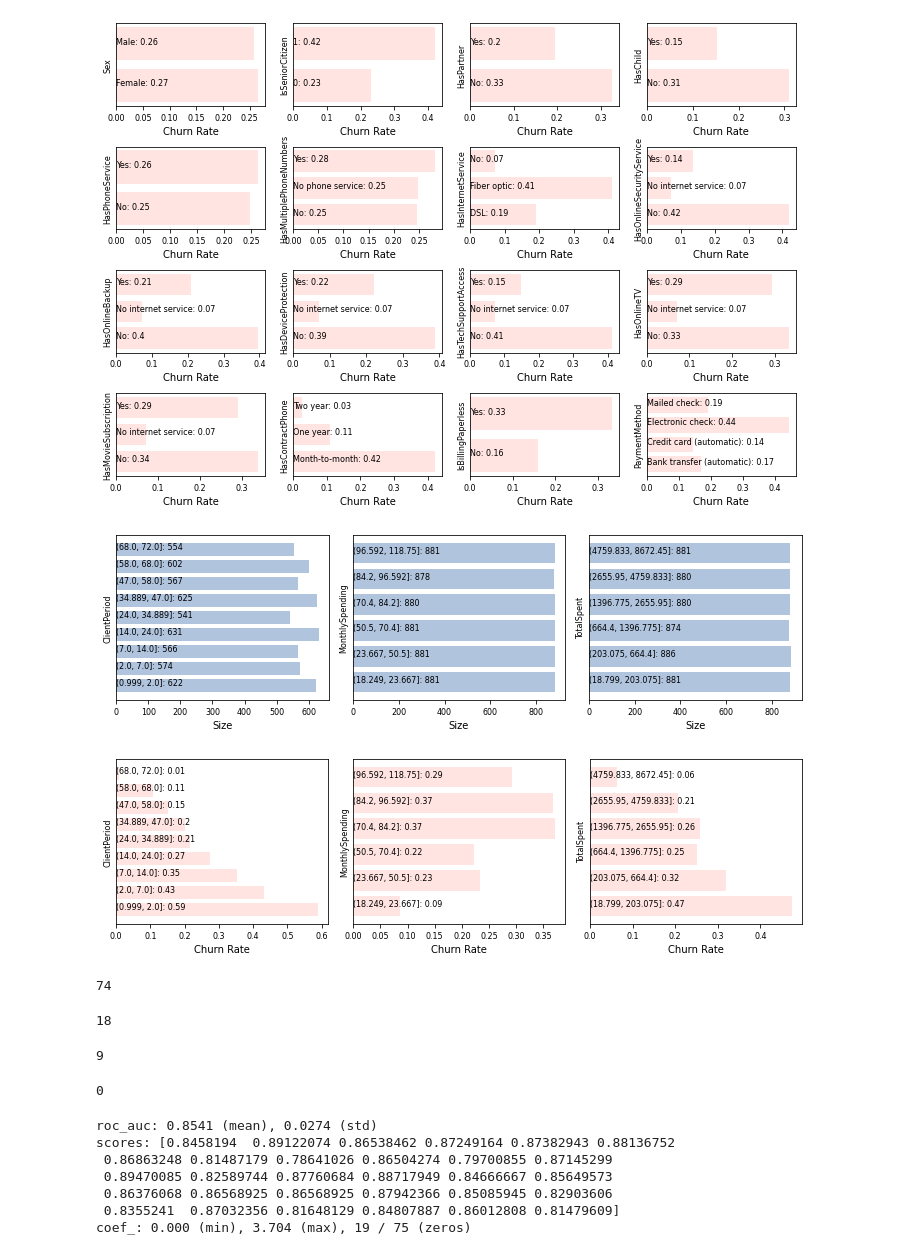
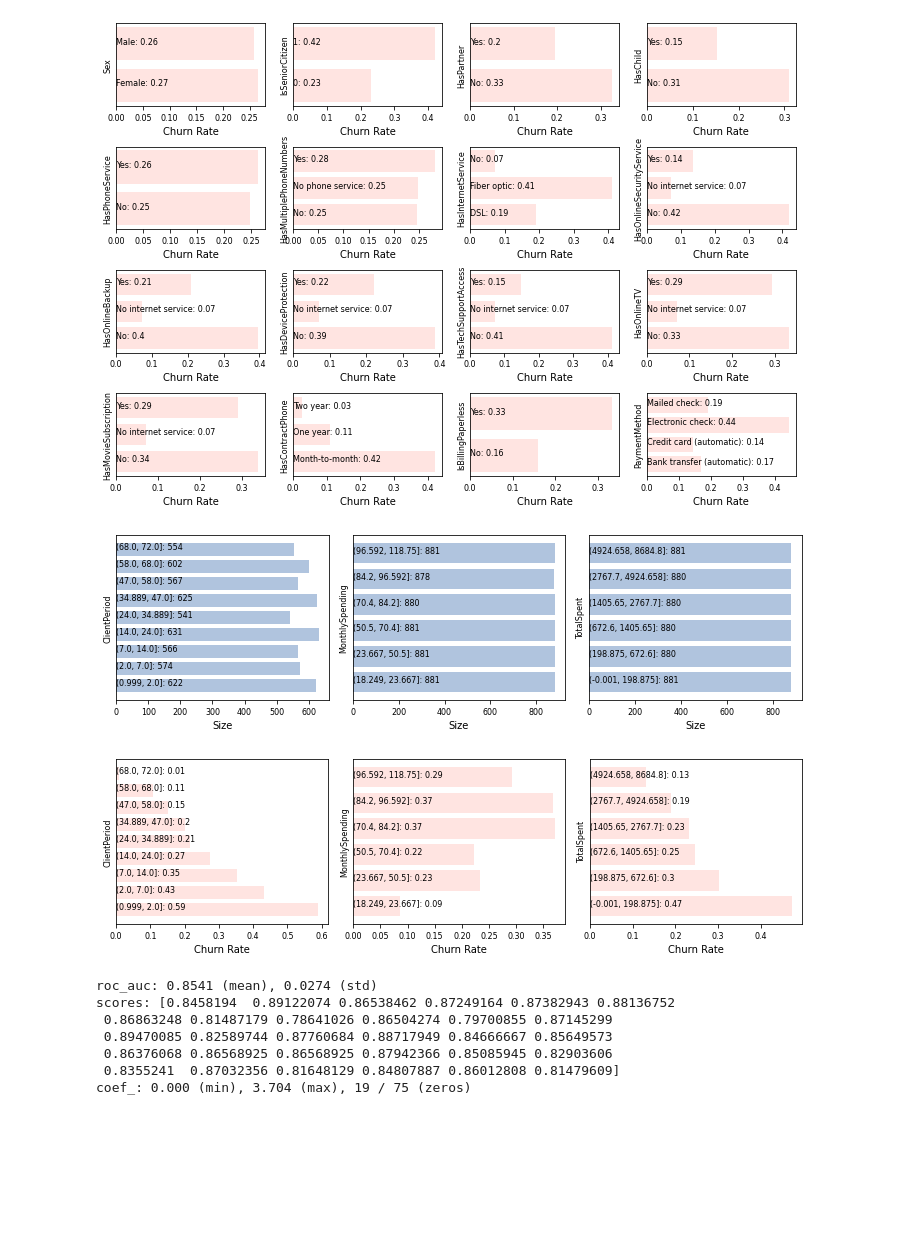
Before and after one commit to MitrofanovDmitry/study, a Jupyter notebook: practice/60 customer churn (dls)/5.ipynb, the cells around one changed output. Drawn from its saved outputs; the diff is of its cells as text; code cells hidden in the pictures; blank space fills up the shorter version.

```diff
--- a/practice/60 customer churn (dls)/5.ipynb
+++ b/practice/60 customer churn (dls)/5.ipynb
@@ -382,46 +363,24 @@ show_cat_report(train_data.copy(), cat_cols, n_cols=4, figsize=(10,7), target='C
 # %%
 # Distribution of numeric variables (cut into bins)
 # And their correlation with the target
 
 data = train_data.copy()
 replace = lambda x: x.replace(0, x.median())
 data['TotalSpent'] = pd.to_numeric(data['TotalSpent'], errors='coerce').fillna(0)
 data.loc[(data['ClientPeriod'] > 69.5) & (data['Churn'] == 1), 'ClientPeriod'] = 0
-data.loc[(data['TotalSpent'] > 5679.4) & (data['Churn'] == 1), 'TotalSpent'] = 0
-data['TotalSpent'] = data.groupby('HasContractPhone')['TotalSpent'].apply(replace)
+# data.loc[(data['TotalSpent'] > 5679.4) & (data['Churn'] == 1), 'TotalSpent'] = 0
 data['ClientPeriod'] = data.groupby('HasContractPhone')['ClientPeriod'].apply(replace)
-# data['MonthlySpending'] = pd.cut(data['MonthlySpending'], bins=np.arange(17.5,125,5))
+# data['TotalSpent'] = data.groupby('HasContractPhone')['TotalSpent'].apply(replace)
 data['MonthlySpending'] = pd.qcut(data['MonthlySpending'], 6)
 data['ClientPeriod'] = pd.qcut(data['ClientPeriod'], 9)
 data['TotalSpent'] = pd.qcut(data['TotalSpent'], 6)
 
 cols = ['ClientPeriod','MonthlySpending','TotalSpent']
 show_cat_report(data, cols, n_cols=3, figsize=(10,3))
 show_cat_report(data, cols, n_cols=3, figsize=(10,3), target='Churn')
 # %% [output]
-[figure, old version]
+[figure, new version]
-[figure, old version]
+[figure, new version]
-# %%
-data = pd.read_csv('./train.csv')
-data['TotalSpent'] = pd.to_numeric(data['TotalSpent'], errors='coerce').fillna(0)
-data_ = data[((data['TotalSpent'] <= 5679.4) & (data['Churn'] == 1) | (data['Churn'] == 0))]
-data.shape[0] - data_.shape[0]
-# %% [output]
-74
-# %%
-data = pd.read_csv('./train.csv')
-data_ = data[((data['ClientPeriod'] <= 69.5) & (data['Churn'] == 1) | (data['Churn'] == 0))]
-data.shape[0] - data_.shape[0]
-# %% [output]
-18
-# %%
-data.shape[0] - data[data['ClientPeriod'] != 0].shape[0]
-# %% [output]
-9
-# %%
-data.shape[0] - data[data['TotalSpent'] != 0].shape[0]
-# %% [output]
-0
 # %%
 # LogisticRegression (new)
 
```
Also changed, not shown: parts of 12 cells of this notebook, 1 other file.
